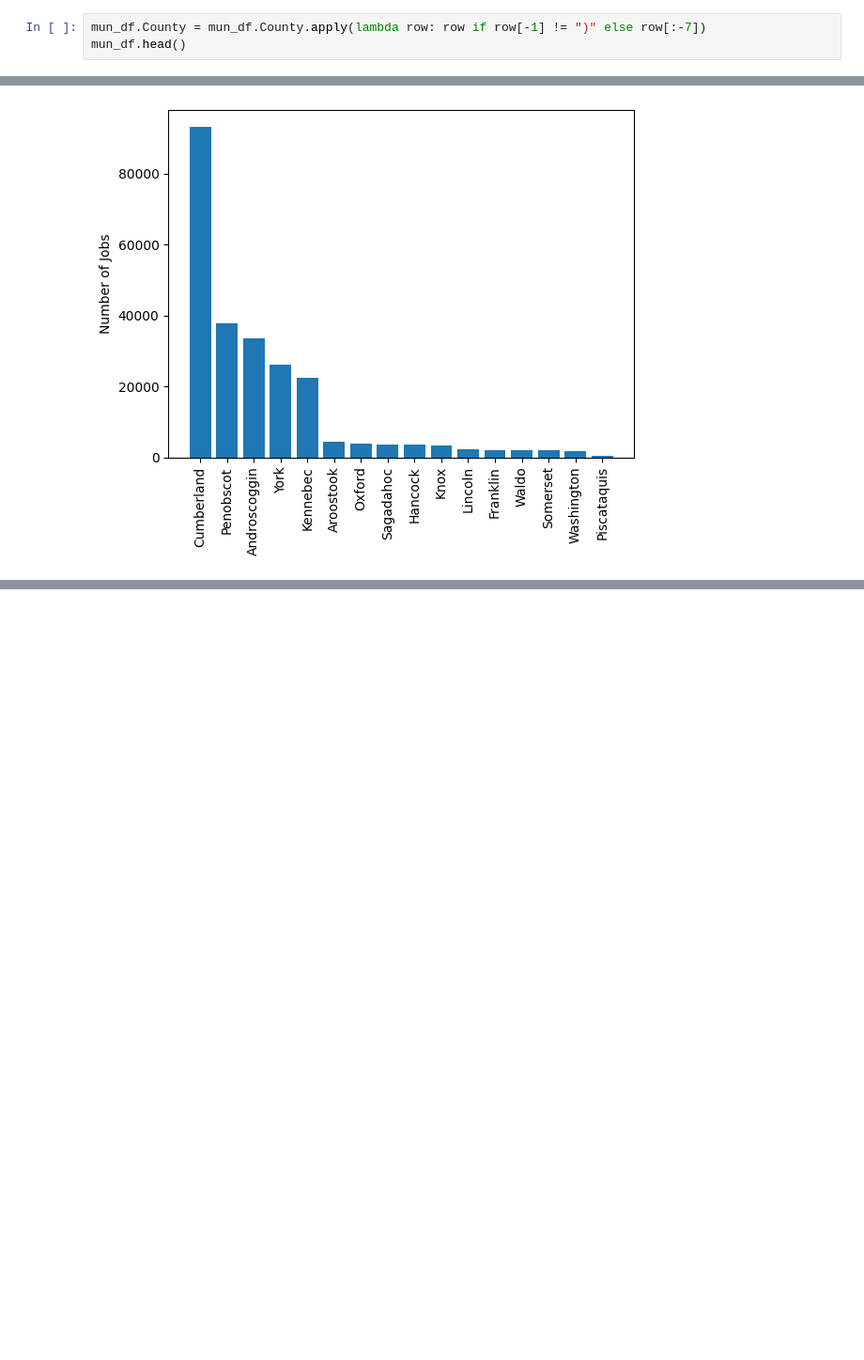
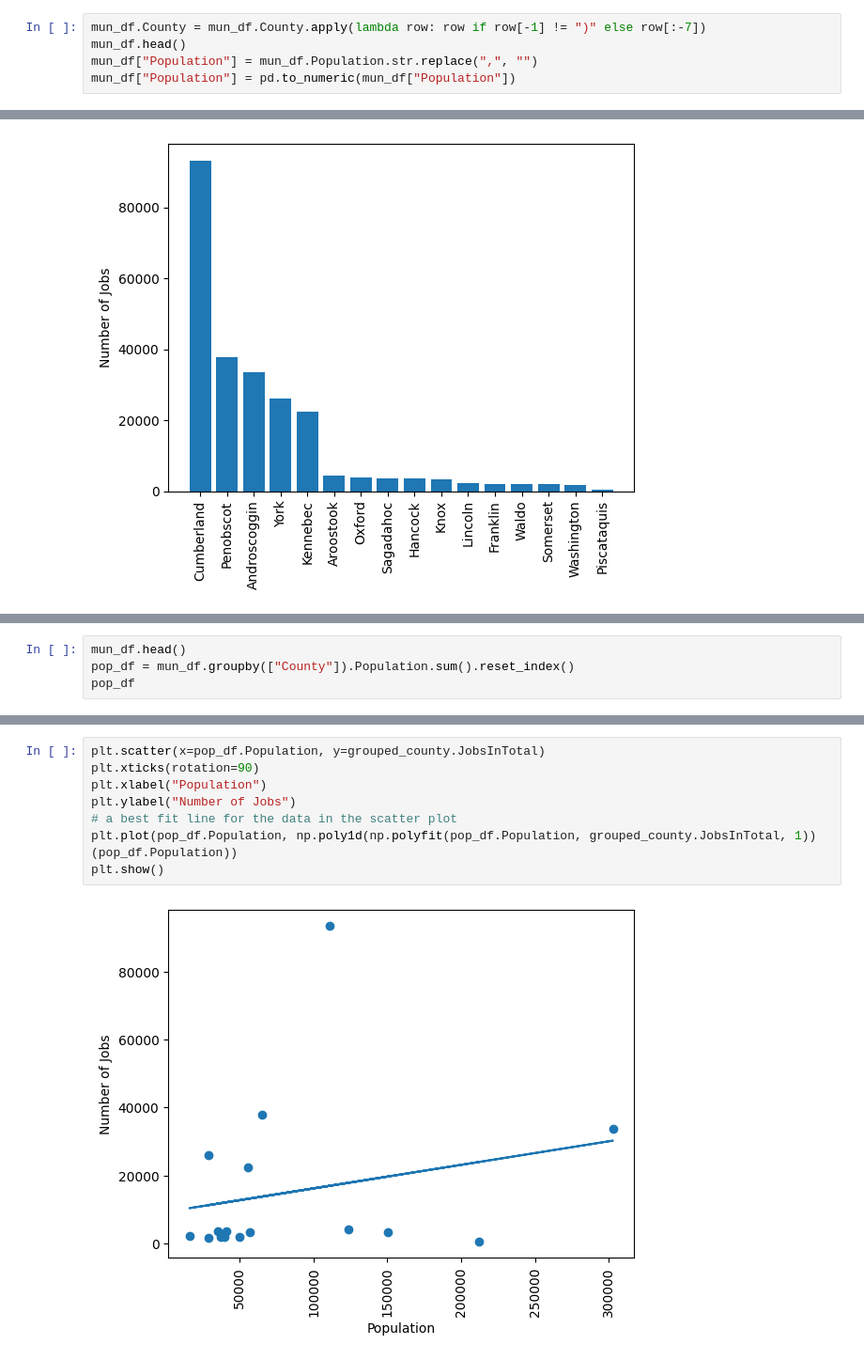
Before and after one commit to Jeisensei/Projects_folder, a Jupyter notebook: Maine_jobs/Maine_jobs.ipynb, the cells around one changed output, grey strips where cells are left out. Shown at 94% size. Cells and saved outputs as stored; diff of their text form; blank space fills up the shorter version.

```diff
--- a/Maine_jobs/Maine_jobs.ipynb
+++ b/Maine_jobs/Maine_jobs.ipynb
@@ -156,3 +158,5 @@ mun_df.head()
 # %%
 mun_df.County = mun_df.County.apply(lambda row: row if row[-1] != ")" else row[:-7])
 mun_df.head()
+mun_df["Population"] = mun_df.Population.str.replace(",", "")
+mun_df["Population"] = pd.to_numeric(mun_df["Population"])
@@ -223,0 +223,4 @@ plt.show()
+# %%
+mun_df.head()
+pop_df = mun_df.groupby(["County"]).Population.sum().reset_index()
+pop_df
@@ -223,0 +245,10 @@ plt.show()
+# %%
+plt.scatter(x=pop_df.Population, y=grouped_county.JobsInTotal)
+plt.xticks(rotation=90)
+plt.xlabel("Population")
+plt.ylabel("Number of Jobs")
+# a best fit line for the data in the scatter plot
+plt.plot(pop_df.Population, np.poly1d(np.polyfit(pop_df.Population, grouped_county.JobsInTotal, 1))(pop_df.Population))
+plt.show()
+# %% [output]
+[figure, added]
```
Also changed, not shown: parts of 5 cells of this notebook, 4 other files.
